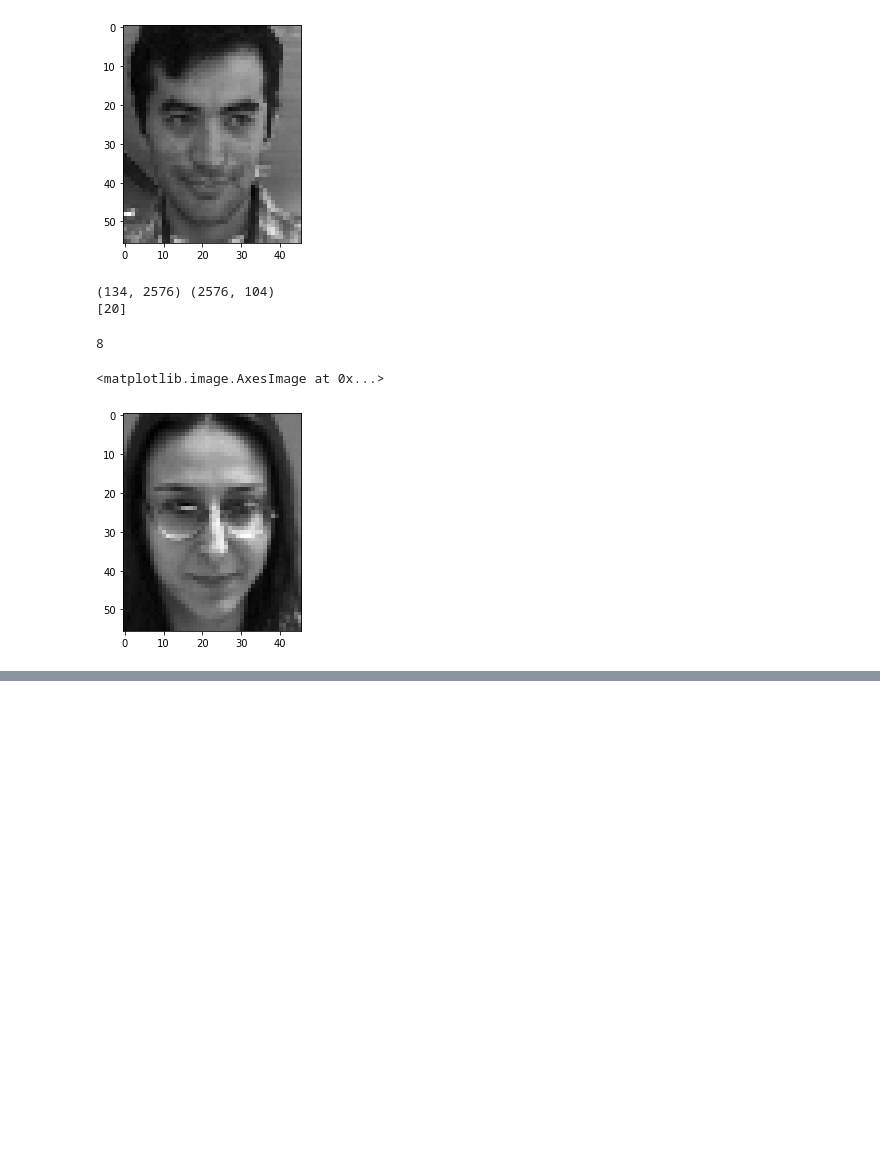
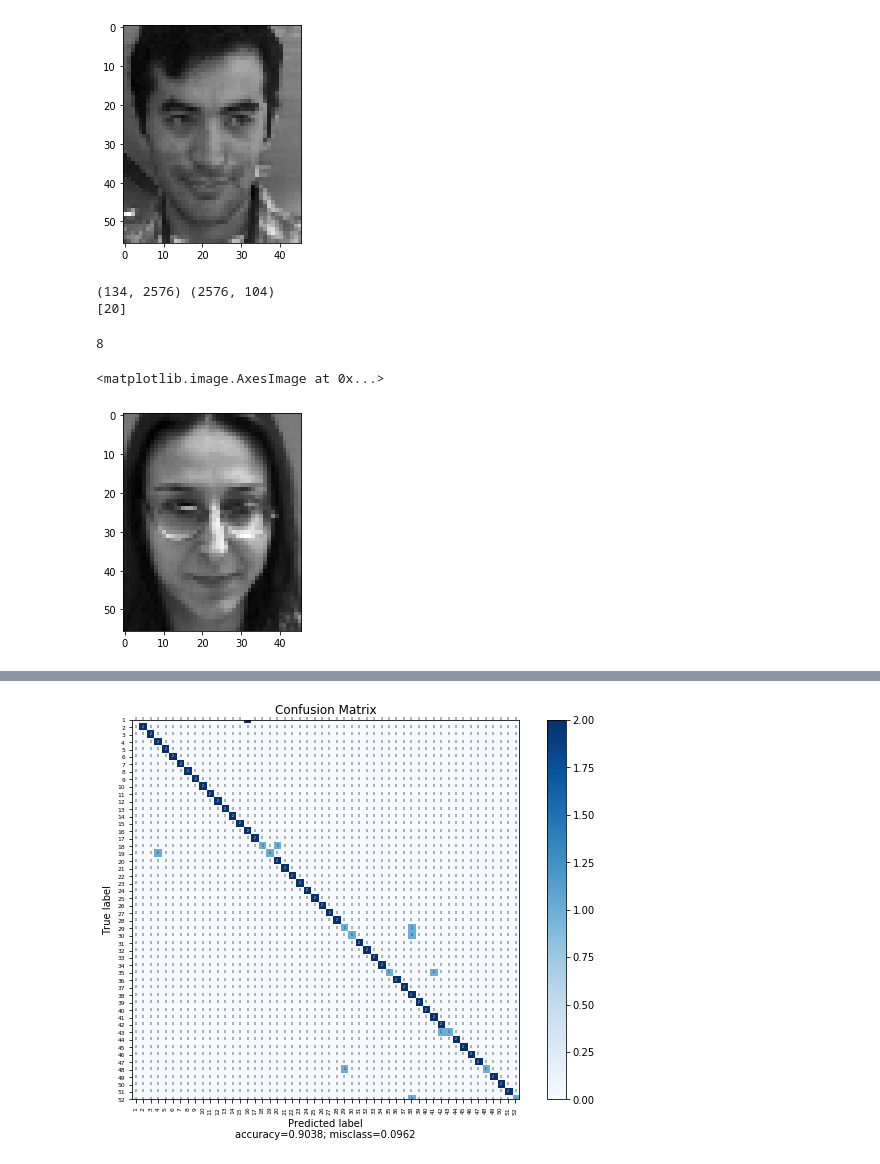
Before and after one commit to pedromonteiro18/Pattern_Recognition, a Jupyter notebook: Q3.ipynb, the cells around one changed output, grey strips where cells are left out. Saved outputs shown, nothing was run; the diff lists cells and outputs as text; code cells hidden in the pictures; blank space fills up the shorter version.

```diff
--- a/Q3.ipynb
+++ b/Q3.ipynb
@@ -417,0 +575,97 @@ plt.imshow(image.T, cmap= 'gist_gray')
+# %%
+from sklearn.metrics import confusion_matrix
+import itertools
+
+D, N = data_train.shape
+n_estimators = 20
+max_samples = 0.9
+
+verbose = True
+
+standard = False
+#M__pca_ideal = 147
+#M__lda_ideal = 46
+
+M_pca_bag = N-1
+
+M_pca = 134 #M__pca_ideal
+M_lda = 50 #M__lda_ideal
+
+estimators = [('pca', PCA(n_components=M_pca)), ('lda', LinearDiscriminantAnalysis(n_components=M_lda)), ('knn', KNeighborsClassifier(n_neighbors=1))]
+
+base_est = Pipeline (estimators)
+
+base_est.fit(data_train.T, label_train.T.ravel())
+
+acc = base_est.score(data_test.T, label_test.T.ravel())
+if verbose:
+    print ('Accuracy of base estimator with no pre PCA = %.2f%%' % (acc * 100))
+
+
+pca = PCA(n_components=M_pca_bag)
+W_train = pca.fit_transform(data_train.T)
+W_test = pca.transform(data_test.T)
+
+base_est.fit(W_train, label_train.T.ravel())
+
+acc = base_est.score(W_test, label_test.T.ravel())
+if verbose:
+    print ('Accuracy of base estimator with pre PCA applied = %.2f%%' % (acc * 100))
+
+estimators = []
+sub_model_accuracies = []
+
+for i in range (n_estimators):
+    mask = np.random.choice(np.arange(N), int(max_samples * N), replace=False)
+    mask = np.array(mask).ravel()
+    W_bag = W_train[mask, :]
+    y_bag = label_train[:, mask]
+    estimator = clone(base_est)
+    estimator.fit(W_bag, y_bag.T.ravel())
+
+    name = 'est_'+str(i+1)
+    estimators.append((name, estimator))
+
+    sub_model_acc = estimator.score(W_test, label_test.T.ravel())
+    sub_model_accuracies.append(sub_model_acc)
+    if verbose:
+        print ('Accuracy of sub model ', i+1, ' = %.2f%%' % (sub_model_acc * 100))
+
+ave_sub_model_acc = sum(sub_model_accuracies)/n_estimators
+if verbose:
+    print ('Average accuracy of sub models = %.2f%%' % (ave_sub_model_acc * 100))
+
+y_hat = []
+
+for w in W_test:
+    prediction_sum = 0
+    predictions = np.empty(n_estimators, dtype = np.int64)
+    for i, (name, estimator) in enumerate(estimators):
+        y = estimator.predict(w.reshape(1, -1))
+
+        prediction_sum = prediction_sum + float(y[0])
+        predictions[i] = int(y[0])
+    prediction = round(prediction_sum/n_estimators)
+
+    counts = np.bincount(predictions)
+    #y_hat.append(prediction)
+    y_hat.append(np.argmax(counts))
+
+acc = accuracy_score(label_test.T, y_hat)
+if verbose:
+    print ('Accuracy of ensemble estimator = %.2f%%' % (acc * 100))
+
+
+cfn_matrix = confusion_matrix(label_test.T, y_hat)
+
+class_names = np.arange(1,53)
+
+plt.figure()
+
+plot_confusion_matrix(cm           = cfn_matrix,
+                      normalize    = False,
+                      target_names = class_names,
+                      title        = "Confusion Matrix")
+
+plt.show()
+# %% [output]
@@ -417,0 +690 @@ plt.imshow(image.T, cmap= 'gist_gray')
+[figure, added]
```
Also changed, not shown: parts of 10 cells of this notebook.
